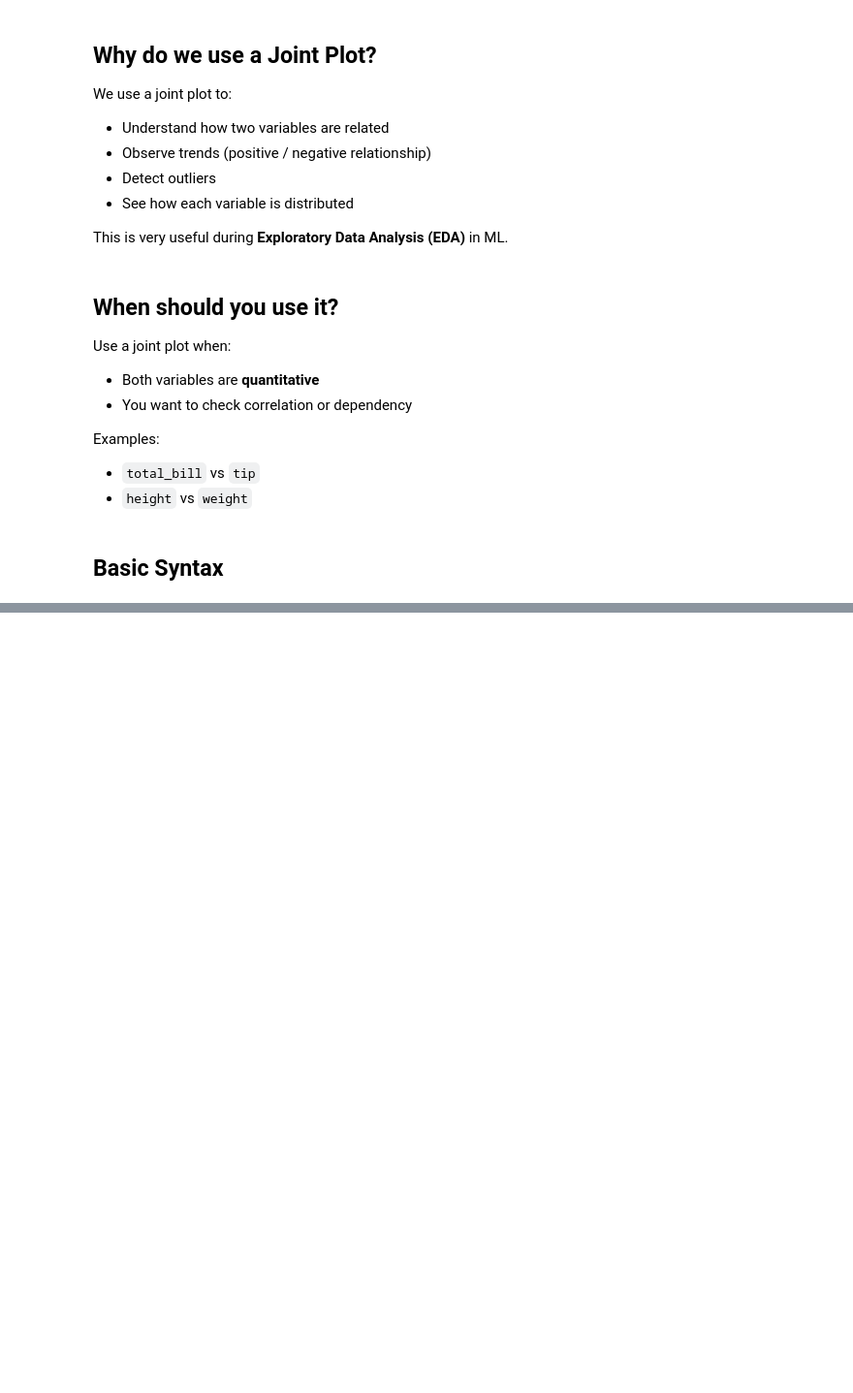
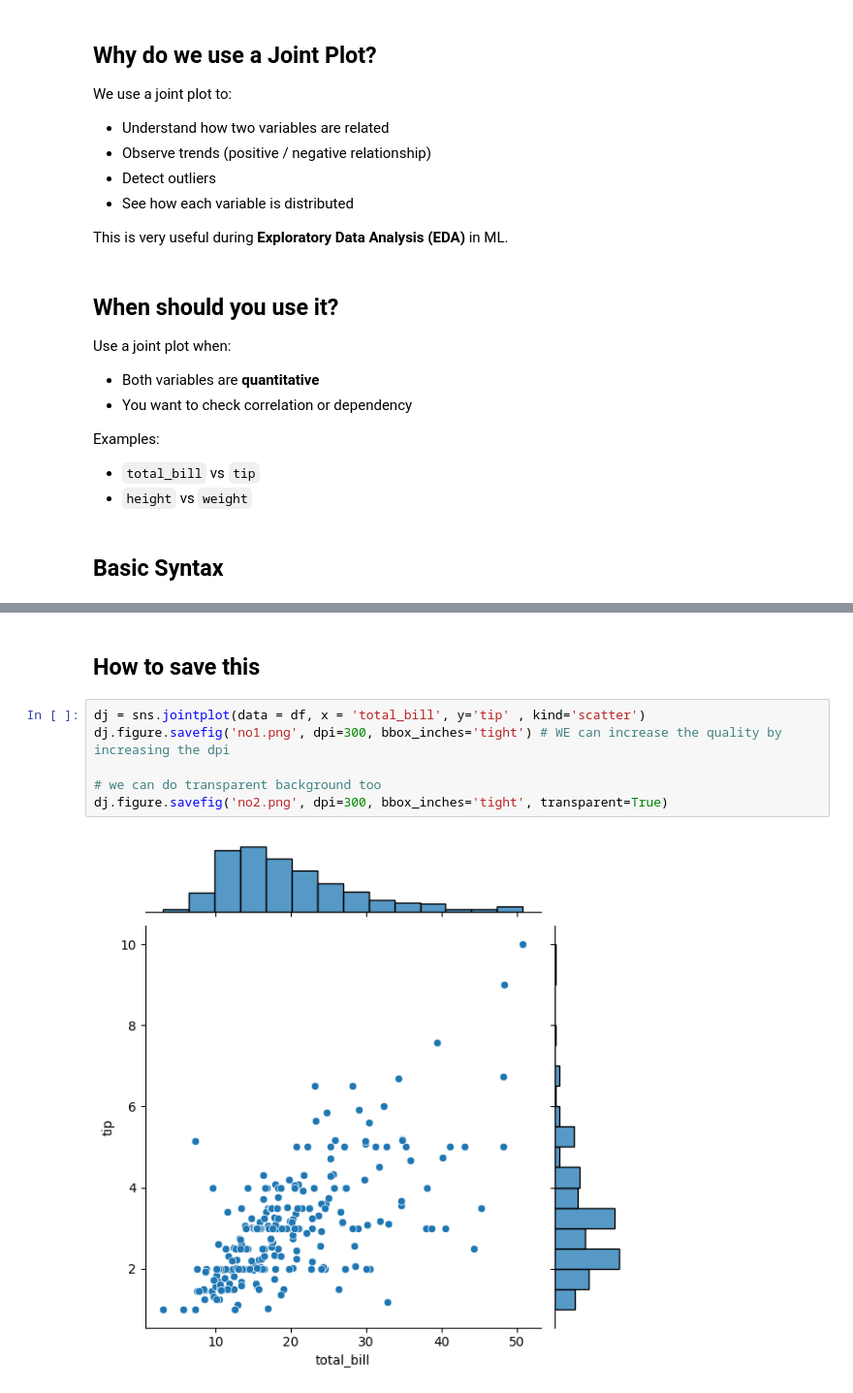
Before and after one commit to ZippoAI/Python-Data-Visualization, a Jupyter notebook: 2.Seaborn/2.JointPlot.ipynb, the cells around one changed output, grey strips where cells are left out. Shown at 97% size. Saved outputs shown, nothing was run; the diff lists cells and outputs as text; blank space fills up the shorter version.

```diff
--- a/2.Seaborn/2.JointPlot.ipynb
+++ b/2.Seaborn/2.JointPlot.ipynb
@@ -58,0 +74,10 @@ Examples:
+# %% [markdown]
+## How to save this
+# %%
+dj = sns.jointplot(data = df, x = 'total_bill', y='tip' , kind='scatter')
+dj.figure.savefig('no1.png', dpi=300, bbox_inches='tight') # WE can increase the quality by increasing the dpi
+
+# we can do transparent background too
+dj.figure.savefig('no2.png', dpi=300, bbox_inches='tight', transparent=True)
+# %% [output]
+[figure, added]
```
Also changed, not shown: parts of 3 cells of this notebook.
